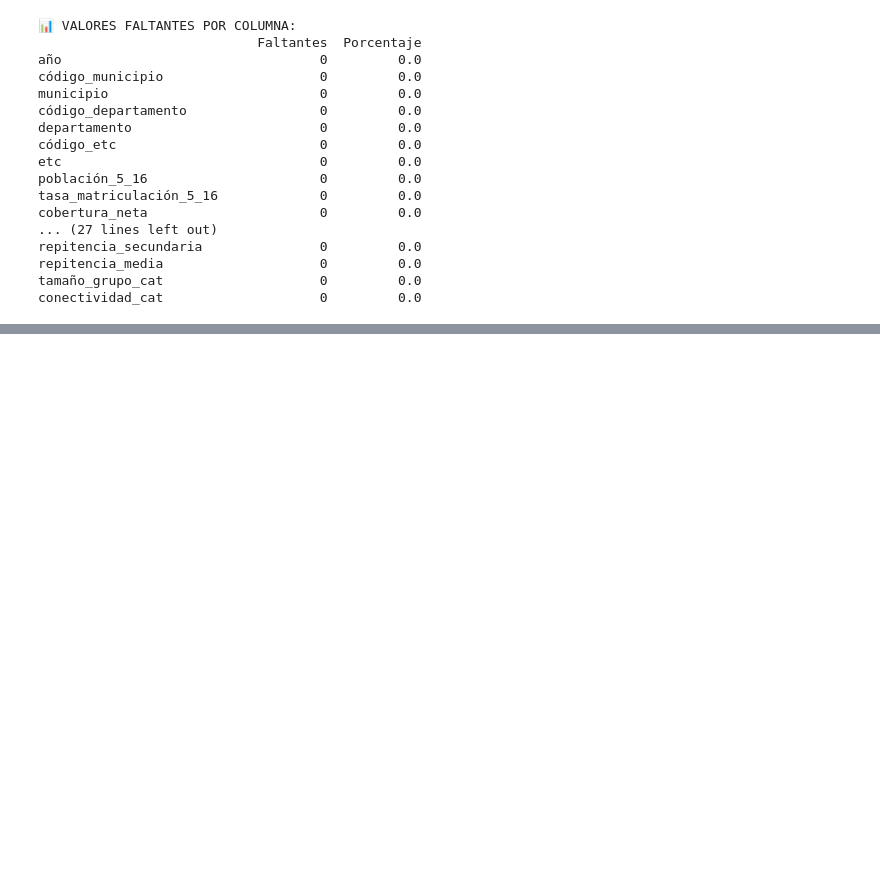
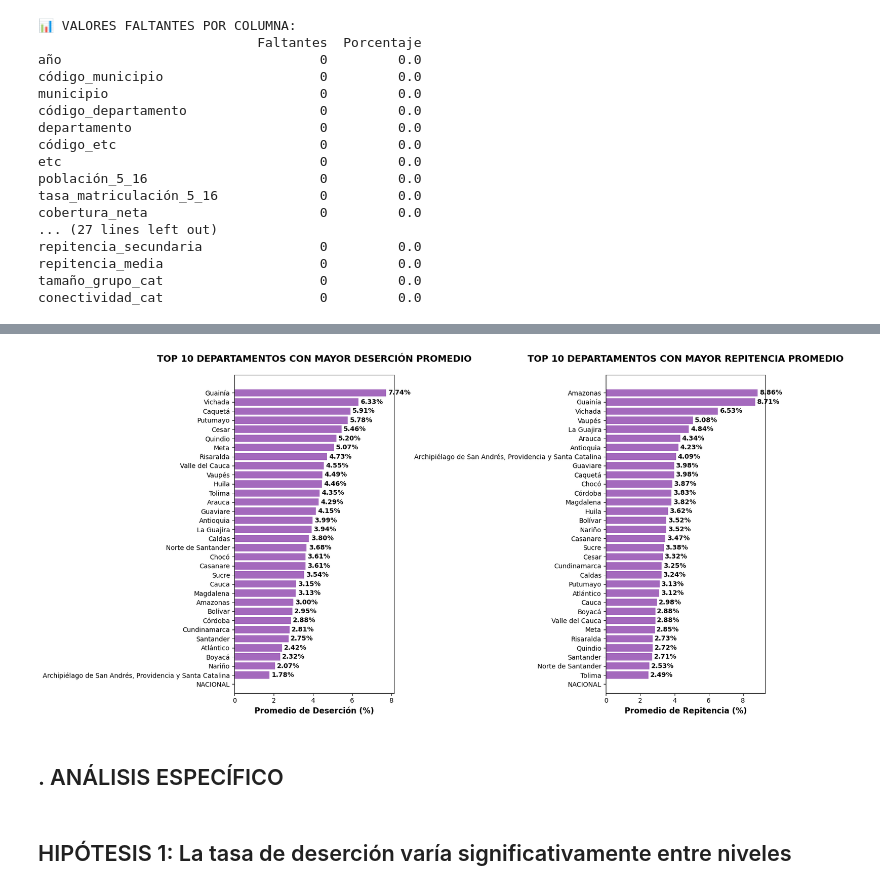
Before and after one commit to Yelettni/Final_WIDA, a Jupyter notebook: notebooks/EDUCACION_COLOMBIA.ipynb, the cells around one changed output, grey strips where cells are left out. Drawn from its saved outputs; the diff is of its cells as text; code cells hidden in the pictures; blank space fills up the shorter version.

```diff
--- a/notebooks/EDUCACION_COLOMBIA.ipynb
+++ b/notebooks/EDUCACION_COLOMBIA.ipynb
@@ -500,0 +669,52 @@ conectividad_cat                    0         0.0
+# %%
+import matplotlib.pyplot as plt
+
+
+
+# 📈 Gráfico comparativo
+# Ordenamos los DataFrames por el valor medio antes de graficar
+df_desercion = desercion_depto.reset_index().sort_values('mean', ascending=False)
+df_repitencia = repitencia_depto.reset_index().sort_values('mean', ascending=False)
+
+# Estilo
+plt.style.use('default')
+fig, (ax1, ax2) = plt.subplots(1, 2, figsize=(16, 8))
+color_morado = '#8E44AD'
+
+# 🔥 Gráfico 1: Deserción (ya estará ordenado de mayor a menor)
+bars1 = ax1.barh(df_desercion['departamento'], df_desercion['mean'], color=color_morado, alpha=0.8)
+ax1.set_xlabel('Promedio de Deserción (%)', fontsize=12, fontweight='bold')
+ax1.set_title('TOP 10 DEPARTAMENTOS CON MAYOR DESERCIÓN PROMEDIO', fontsize=14, fontweight='bold', pad=20)
+ax1.invert_yaxis()  # Esto coloca el mayor valor en la parte superior
+
+# Agregar etiquetas
+for bar in bars1:
+    width = bar.get_width()
+    ax1.text(width + 0.1, bar.get_y() + bar.get_height()/2, f'{width:.2f}%',
+             ha='left', va='center', fontweight='bold')
+
+# 🔄 Gráfico 2: Repitencia (ya estará ordenado de mayor a menor)
+bars2 = ax2.barh(df_repitencia['departamento'], df_repitencia['mean'], color=color_morado, alpha=0.8)
+ax2.set_xlabel('Promedio de Repitencia (%)', fontsize=12, fontweight='bold')
+ax2.set_title('TOP 10 DEPARTAMENTOS CON MAYOR REPITENCIA PROMEDIO', fontsize=14, fontweight='bold', pad=20)
+ax2.invert_yaxis()  # Esto coloca el mayor valor en la parte superior
+
+# Agregar etiquetas
+for bar in bars2:
+    width = bar.get_width()
+    ax2.text(width + 0.1, bar.get_y() + bar.get_height()/2, f'{width:.2f}%',
+             ha='left', va='center', fontweight='bold')
+
+# Estética
+fig.patch.set_facecolor('white')
+ax1.set_facecolor('white')
+ax2.set_facecolor('white')
+plt.tight_layout()
+
+plt.show()
+# %% [output]
+[figure, added]
+# %% [markdown]
+## . ANÁLISIS ESPECÍFICO
+# %% [markdown]
+## HIPÓTESIS 1: La tasa de deserción varía significativamente entre niveles
```
Also changed, not shown: parts of 20 cells of this notebook.
